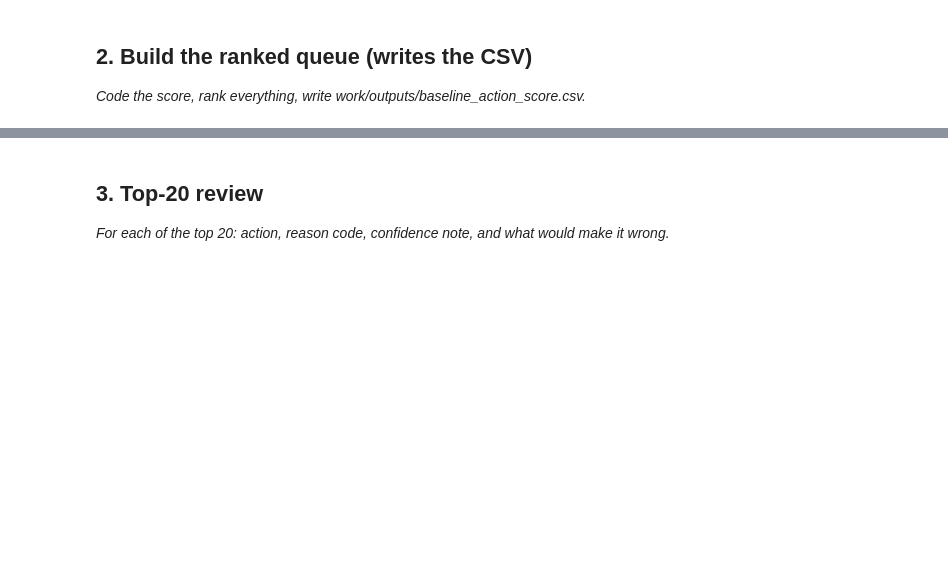
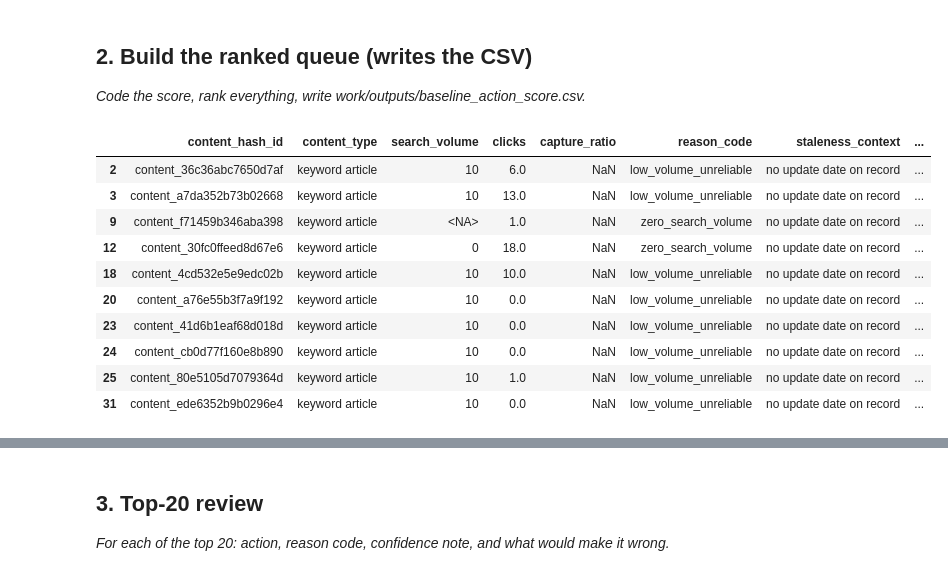
Before and after one commit to AxelYoel/FlyRank-AI-Internship---Axel-Yoel-Chandra, a Jupyter notebook: work/notebooks/w04_baseline_score.ipynb, the cells around one changed output, grey strips where cells are left out. Drawn from its saved outputs; the diff is of its cells as text; code cells hidden in the pictures; blank space fills up the shorter version.

```diff
--- a/work/notebooks/w04_baseline_score.ipynb
+++ b/work/notebooks/w04_baseline_score.ipynb
@@ -180,0 +333,11 @@ dtype: float64
+# %%
+#staleness context
+def staleness_context(days):
+  if pd.isna(days):
+    return 'no update date on record'
+  elif days <=365:
+    return 'recently updated'
+  else:
+    return 'updated over a year ago'
+
+df['staleness_context']=df['days_since_update_capped'].apply(staleness_context)
@@ -180,0 +361,14 @@ dtype: float64
+# %%
+output.head(10)
+# %% [output]
+|  | content_hash_id | content_type | search_volume | clicks | capture_ratio | reason_code | staleness_context | ... |
+| 2 | content_36c36abc7650d7af | keyword article | 10 | 6.0 | NaN | low_volume_unreliable | no update date on record | ... |
+| 3 | content_a7da352b73b02668 | keyword article | 10 | 13.0 | NaN | low_volume_unreliable | no update date on record | ... |
+| 9 | content_f71459b346aba398 | keyword article | <NA> | 1.0 | NaN | zero_search_volume | no update date on record | ... |
+| 12 | content_30fc0ffeed8d67e6 | keyword article | 0 | 18.0 | NaN | zero_search_volume | no update date on record | ... |
+| 18 | content_4cd532e5e9edc02b | keyword article | 10 | 10.0 | NaN | low_volume_unreliable | no update date on record | ... |
+| 20 | content_a76e55b3f7a9f192 | keyword article | 10 | 0.0 | NaN | low_volume_unreliable | no update date on record | ... |
+| 23 | content_41d6b1eaf68d018d | keyword article | 10 | 0.0 | NaN | low_volume_unreliable | no update date on record | ... |
+| 24 | content_cb0d77f160e8b890 | keyword article | 10 | 0.0 | NaN | low_volume_unreliable | no update date on record | ... |
+| 25 | content_80e5105d7079364d | keyword article | 10 | 1.0 | NaN | low_volume_unreliable | no update date on record | ... |
+| 31 | content_ede6352b9b0296e4 | keyword article | 10 | 0.0 | NaN | low_volume_unreliable | no update date on record | ... |
```
Also changed, not shown: parts of 26 cells of this notebook.
